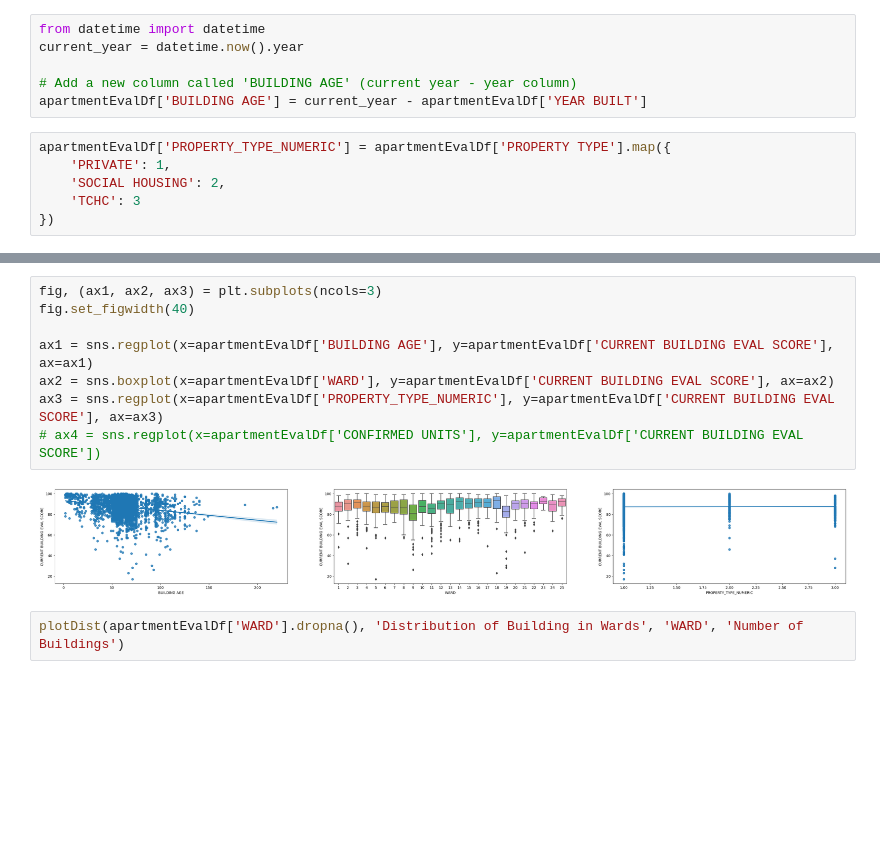
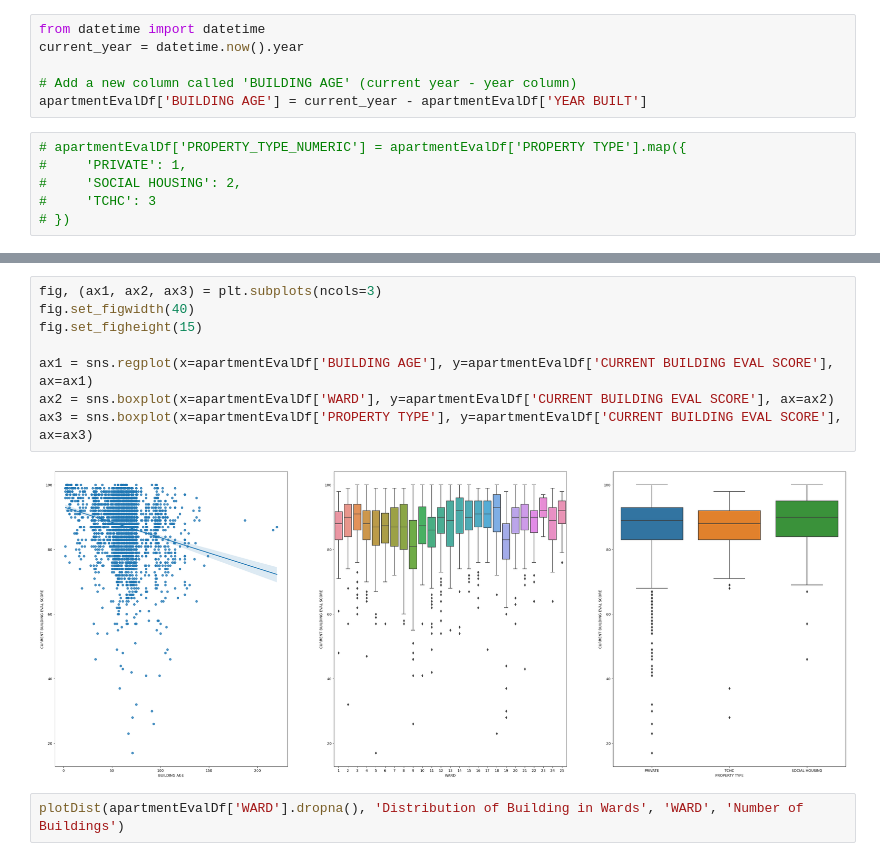
Before and after one commit to rodionol/DSStatsGroupProject, a Jupyter notebook: Term-Project-Group-1-vJN.ipynb, the cells around one changed output, grey strips where cells are left out. Cells and saved outputs as stored; diff of their text form; blank space fills up the shorter version.

Commit message:
Boxplotting property type

```diff
--- a/Term-Project-Group-1-vJN.ipynb
+++ b/Term-Project-Group-1-vJN.ipynb
@@ -89,11 +89,11 @@ current_year = datetime.now().year
 # Add a new column called 'BUILDING AGE' (current year - year column)
 apartmentEvalDf['BUILDING AGE'] = current_year - apartmentEvalDf['YEAR BUILT']
 # %%
-apartmentEvalDf['PROPERTY_TYPE_NUMERIC'] = apartmentEvalDf['PROPERTY TYPE'].map({
-    'PRIVATE': 1,
-    'SOCIAL HOUSING': 2,
-    'TCHC': 3
-})
+# apartmentEvalDf['PROPERTY_TYPE_NUMERIC'] = apartmentEvalDf['PROPERTY TYPE'].map({
+#     'PRIVATE': 1,
+#     'SOCIAL HOUSING': 2,
+#     'TCHC': 3
+# })
 # %%
 apartmentEvalDf.head(5)
 # %% [output]
@@ -107,13 +107,13 @@ apartmentEvalDf.head(5)
 # %%
 fig, (ax1, ax2, ax3) = plt.subplots(ncols=3)
 fig.set_figwidth(40)
+fig.set_figheight(15)
 
 ax1 = sns.regplot(x=apartmentEvalDf['BUILDING AGE'], y=apartmentEvalDf['CURRENT BUILDING EVAL SCORE'], ax=ax1)
 ax2 = sns.boxplot(x=apartmentEvalDf['WARD'], y=apartmentEvalDf['CURRENT BUILDING EVAL SCORE'], ax=ax2)
-ax3 = sns.regplot(x=apartmentEvalDf['PROPERTY_TYPE_NUMERIC'], y=apartmentEvalDf['CURRENT BUILDING EVAL SCORE'], ax=ax3)
-# ax4 = sns.regplot(x=apartmentEvalDf['CONFIRMED UNITS'], y=apartmentEvalDf['CURRENT BUILDING EVAL SCORE'])
+ax3 = sns.boxplot(x=apartmentEvalDf['PROPERTY TYPE'], y=apartmentEvalDf['CURRENT BUILDING EVAL SCORE'], ax=ax3)
 # %% [output]
-[figure, old version]
+[figure, new version]
 # %%
 plotDist(apartmentEvalDf['WARD'].dropna(), 'Distribution of Building in Wards', 'WARD', 'Number of Buildings')
 # %% [output]
```
Also changed, not shown: parts of 2 cells of this notebook.
